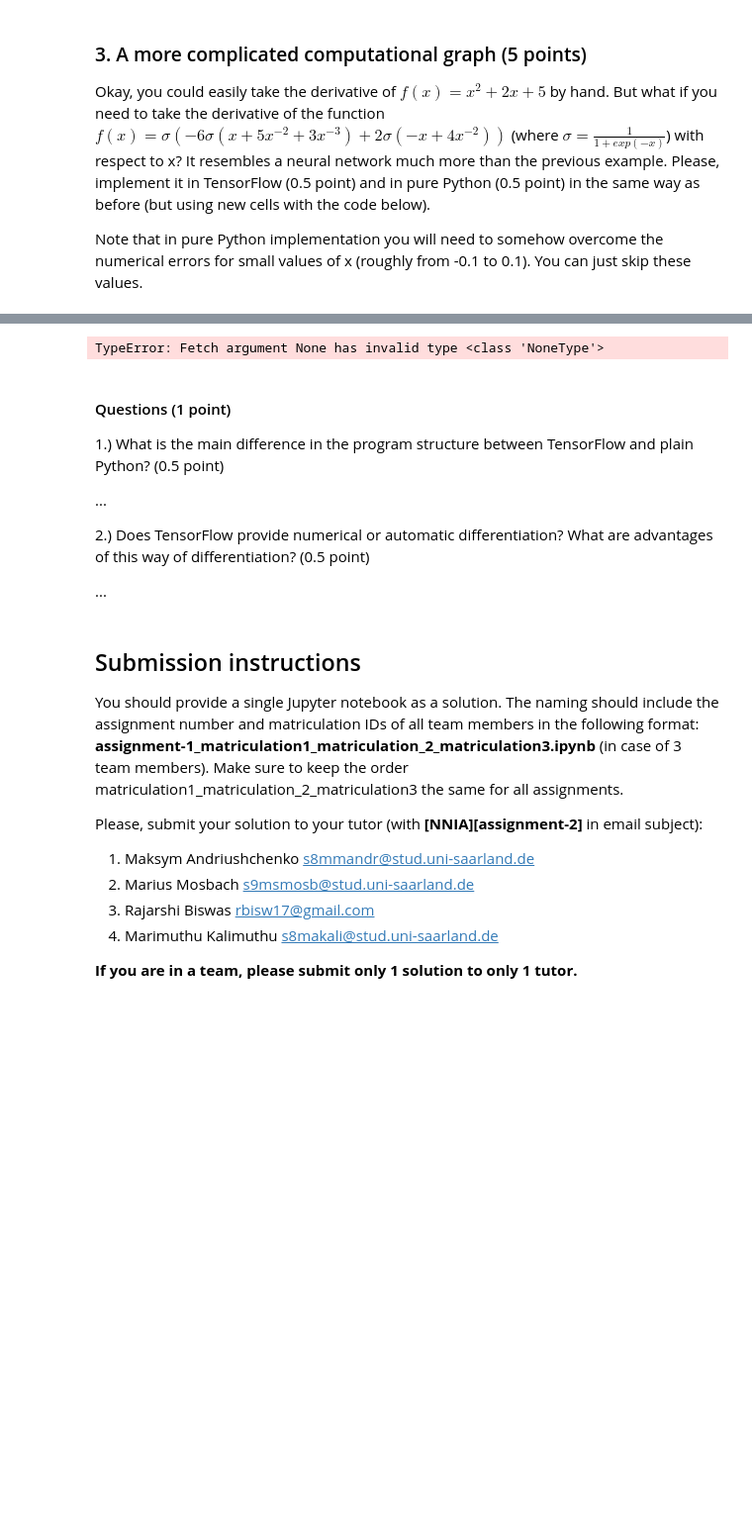
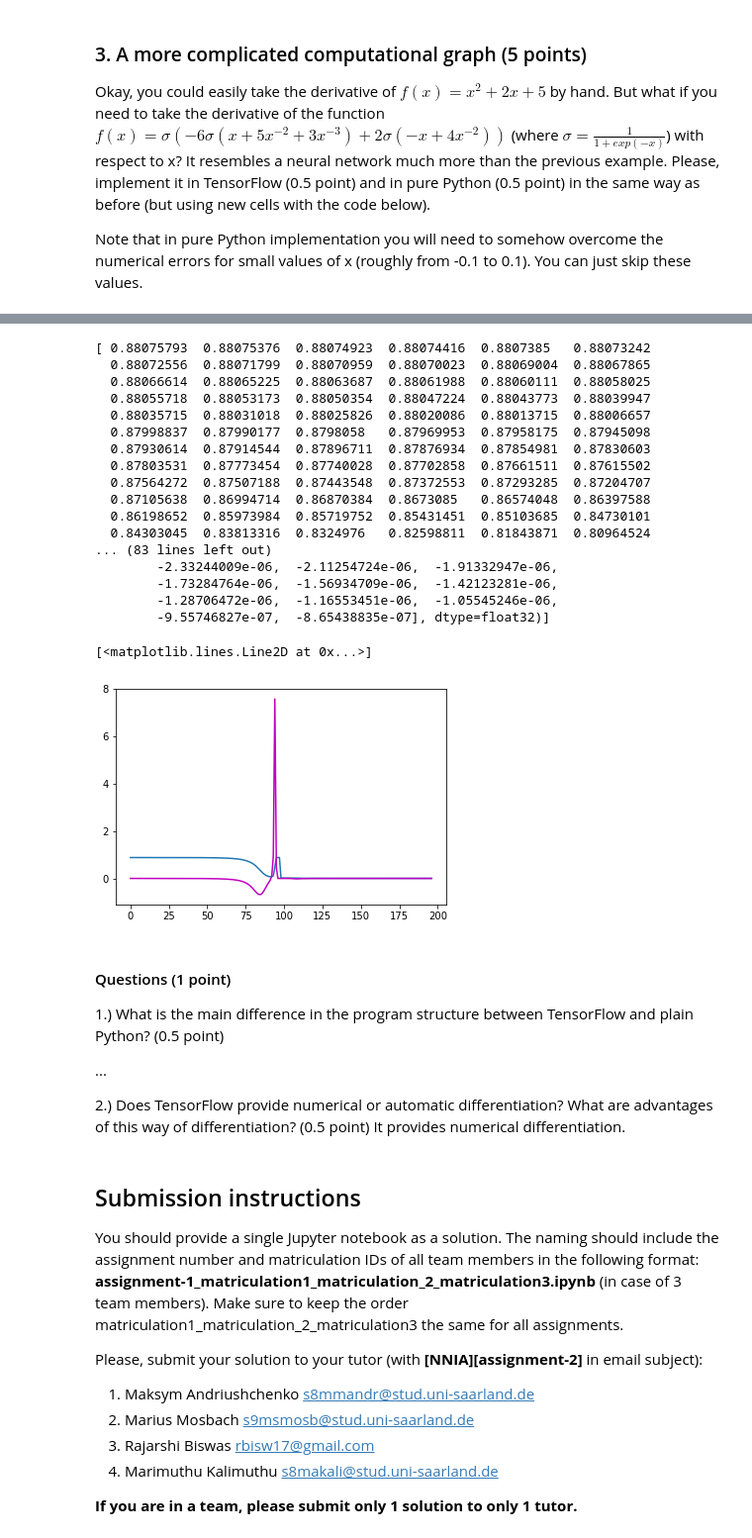
Before and after one commit to RainbowRevenge/NNIA, a Jupyter notebook: nniasheet2final.ipynb, the cells around one changed output, grey strips where cells are left out. Shown: that part at 99% size. Cells and saved outputs as stored; diff of their text form; code cells hidden in the pictures; blank space fills up the shorter version.

Commit message:
Fixed plot. Please check if anything makes sense here

```diff
--- a/nniasheet2final.ipynb
+++ b/nniasheet2final.ipynb
@@ -224,42 +239,57 @@ import numpy as np
 import tensorflow as tf
 import matplotlib.pyplot as plt
 # Please paste the code from your above TensorFlow implementation,
 # but specify the new f(x) and produce the corresponding plots
 z = tf.placeholder(tf.float32)
 
 # Specify f(x)
 #First define sigmoid helper function:
 def sigmoid (x):
     return 1/(1 + tf.exp(-x))
 
 f = sigmoid(-6* sigmoid(z + 5 * z ** -2 + 3 * z ** -3) + 2 * sigmoid(-z + 4 * z ** -2))
 
 # Take derivative of f with respect to x. That will be very important in the future, since you will only
 # need to specify forward pass of your neural network, and all derivatives will be determined automatically by
 # TensorFlow.
 
-d = tf.gradients(z,f)
+d = tf.gradients(f,z)
 
 ### Execute the comp. graph
 # Create a TensorFlow session
 sess = tf.Session()
 
 # Evaluate the function value and its derivative for values from -10 to 10 with step 0.1
-f_values = sess.run([f], feed_dict = {z : np.concatenate((np.arange(-10, -0.2, 0.1),np.arange(0.2, 10.01, 0.1)))})
-d_values = sess.run([d], feed_dict = {z: np.concatenate((np.arange(-10, -0.2, 0.1),np.arange(0.2, 10.01, 0.1)))})
-print(np.append(np.arange(-10, -0.1, 0.1), np.arange(0.2, 10.01, 0.1)))
-print("test")
+f_values = sess.run(f, feed_dict = {z : np.concatenate((np.arange(-10, -0.2, 0.1),np.arange(0.2, 10.01, 0.1)))})
+d_values = sess.run(d, feed_dict = {z: np.concatenate((np.arange(-10, -0.2, 0.1),np.arange(0.2, 10.01, 0.1)))})
+#print(np.append(np.arange(-10, -0.1, 0.1), np.arange(0.2, 10.01, 0.1)))
 print(f_values)
-print("tes2")
 print(d_values)
 
 # Plot the function f (use matplotlib library)
 plt.plot(f_values)
-
 # Plot the derivative of the function f
-plt.plot(d_values)
+plt.plot(d_values[0], color='m')
 # %% [output]
-TypeError: Fetch argument None has invalid type <class 'NoneType'>
+[ 0.88075793  0.88075376  0.88074923  0.88074416  0.8807385   0.88073242
+  0.88072556  0.88071799  0.88070959  0.88070023  0.88069004  0.88067865
+  0.88066614  0.88065225  0.88063687  0.88061988  0.88060111  0.88058025
+  0.88055718  0.88053173  0.88050354  0.88047224  0.88043773  0.88039947
+  0.88035715  0.88031018  0.88025826  0.88020086  0.88013715  0.88006657
+  0.87998837  0.87990177  0.8798058   0.87969953  0.87958175  0.87945098
+  0.87930614  0.87914544  0.87896711  0.87876934  0.87854981  0.87830603
+  0.87803531  0.87773454  0.87740028  0.87702858  0.87661511  0.87615502
+  0.87564272  0.87507188  0.87443548  0.87372553  0.87293285  0.87204707
+  0.87105638  0.86994714  0.86870384  0.8673085   0.86574048  0.86397588
+  0.86198652  0.85973984  0.85719752  0.85431451  0.85103685  0.84730101
+  0.84303045  0.83813316  0.8324976   0.82598811  0.81843871  0.80964524
+... (83 lines left out)
+        -2.33244009e-06,  -2.11254724e-06,  -1.91332947e-06,
+        -1.73284764e-06,  -1.56934709e-06,  -1.42123281e-06,
+        -1.28706472e-06,  -1.16553451e-06,  -1.05545246e-06,
+        -9.55746827e-07,  -8.65438835e-07], dtype=float32)]
+[<matplotlib.lines.Line2D at 0x...>]
+[figure, added]
 # %%
 # Please paste the code from your above pure Python implementation,
 # but specify the new f(x) and its derivative that you calculated manually and produce the corresponding plots
@@ -270,8 +300,7 @@ TypeError: Fetch argument None has invalid type <class 'NoneType'>
 ...
 
 2.) Does TensorFlow provide numerical or automatic differentiation? What are advantages of this way of differentiation? (0.5 point)
-
-...
+It provides numerical differentiation.
 # %% [markdown]
 ## Submission instructions
 You should provide a single Jupyter notebook as a solution. The naming should include the assignment number and matriculation IDs of all team members in the following format:
```
Also changed, not shown: parts of 2 cells of this notebook.
